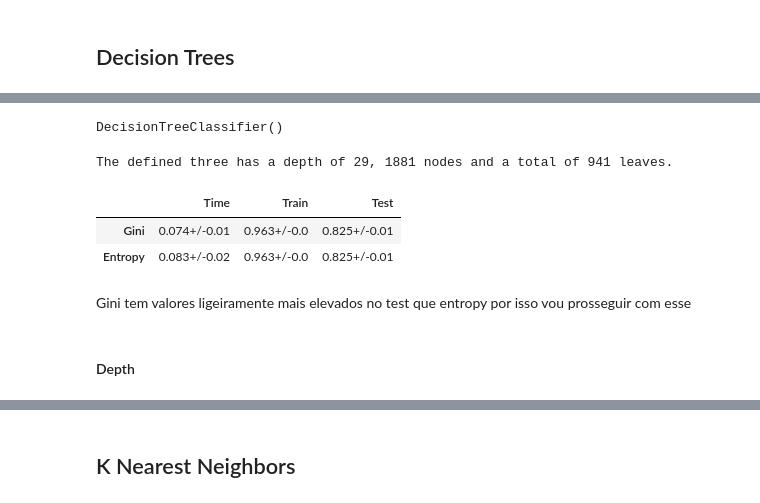
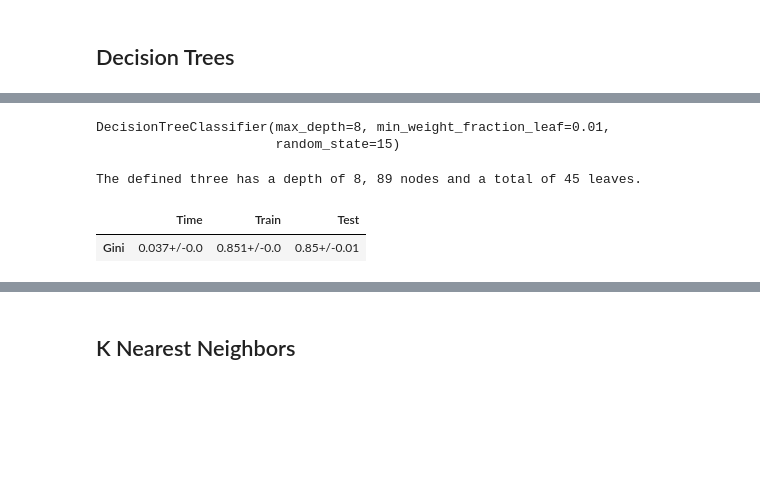
Before and after one commit to martaldsantos/newland_project, a Jupyter notebook: ML_Project-checkpoint.ipynb, the cells around one changed output, grey strips where cells are left out. Cells and saved outputs as stored; diff of their text form; code cells hidden in the pictures; blank space fills up the shorter version.

```diff
--- a/ML_Project-checkpoint.ipynb
+++ b/ML_Project-checkpoint.ipynb
@@ -2097,11 +2112,12 @@ X_val_Original_tree=X_val_Original.drop(columns=[ 'Male', 'x0_America', 'x0_Euro
 # X_test_tree=X_test_Original.drop(columns=['Northbury', 'Male', 'x0_America', 'x0_Asia', 'x0_Europe', 'x0_Oceania',  'x1_Not Married',  'x3_Not Working', 'x3_Private Sector','x3_Public Sector', 'x4_1st Sector', 'x4_2nd Sector'])
-# %%
-dt_gini = DecisionTreeClassifier()
-dt_gini.fit(X_train_tree, y_CBU)
-# %% [output]
-DecisionTreeClassifier()
+# %%
+dt_gini = DecisionTreeClassifier(criterion='gini', splitter='best', max_depth=8, min_samples_split=2, min_samples_leaf=1, min_weight_fraction_leaf=0.01, random_state=15)
+dt_gini.fit(X_train_Original, y_train)
+# %% [output]
+DecisionTreeClassifier(max_depth=8, min_weight_fraction_leaf=0.01,
+                       random_state=15)
 # %%
 print('The defined three has a depth of ' + str(dt_gini.get_depth()) + ', ' + str(dt_gini.tree_.node_count) +
       ' nodes and a total of ' + str(dt_gini.get_n_leaves()) + ' leaves.')
 # %% [output]
-The defined three has a depth of 29, 1881 nodes and a total of 941 leaves.
+The defined three has a depth of 8, 89 nodes and a total of 45 leaves.
@@ -2110,11 +2124,6 @@ dt_entropy = DecisionTreeClassifier(criterion = 'entropy').fit(X_train_tree, y_C
 # %%
-df = pd.DataFrame(columns = ['Time','Train','Test'], index = ['Gini','Entropy'])
-show_results(df,dt_gini, dt_entropy)
+df = pd.DataFrame(columns = ['Time','Train','Test'], index = ['Gini'])
+show_results(df,dt_gini)
 # %% [output]
 |  | Time | Train | Test |
-| Gini | 0.074+/-0.01 | 0.963+/-0.0 | 0.825+/-0.01 |
-| Entropy | 0.083+/-0.02 | 0.963+/-0.0 | 0.825+/-0.01 |
+| Gini | 0.037+/-0.0 | 0.851+/-0.0 | 0.85+/-0.01 |
-# %% [markdown]
-Gini tem valores ligeiramente mais elevados no test que entropy por isso vou prosseguir com esse
-# %% [markdown]
-#### Depth
```
Also changed, not shown: parts of 27 cells of this notebook.
